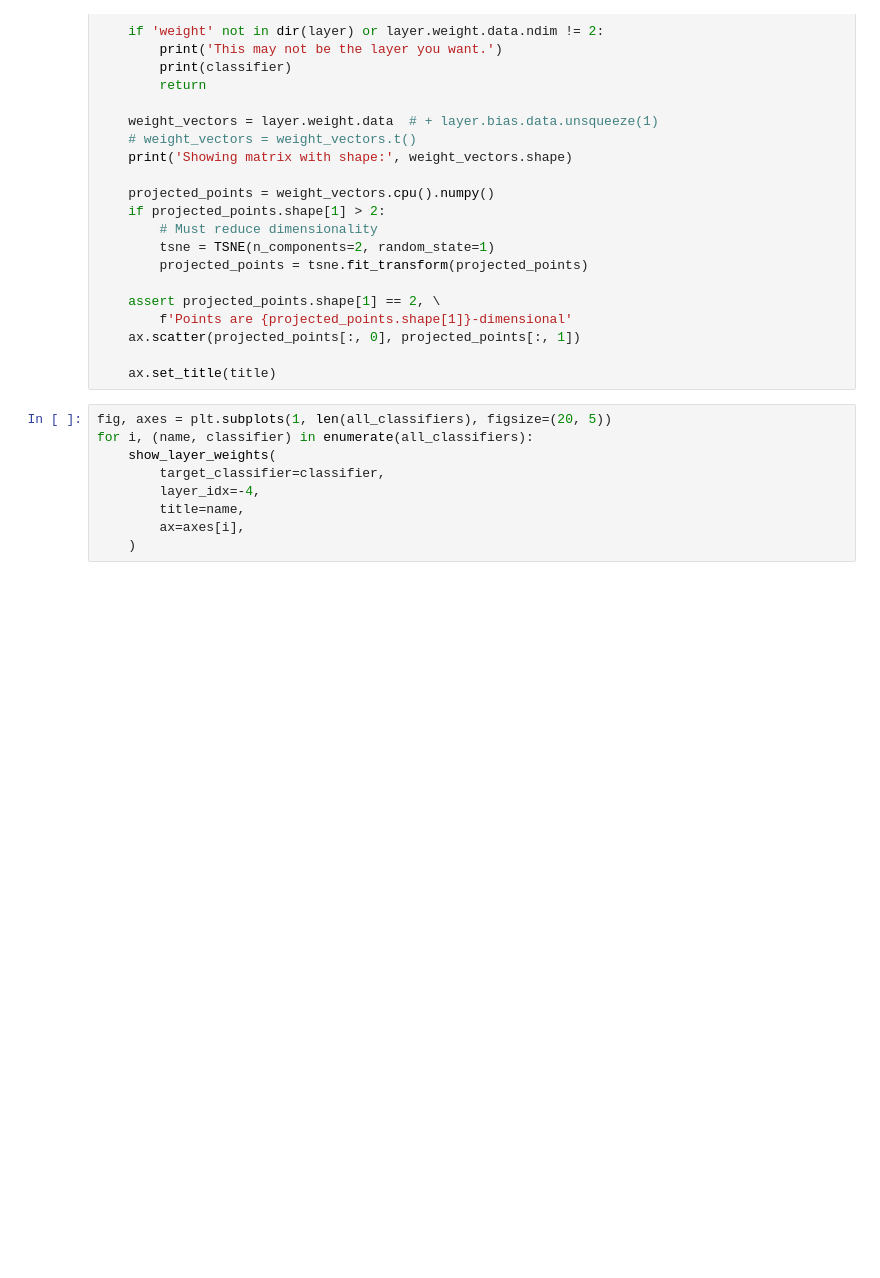
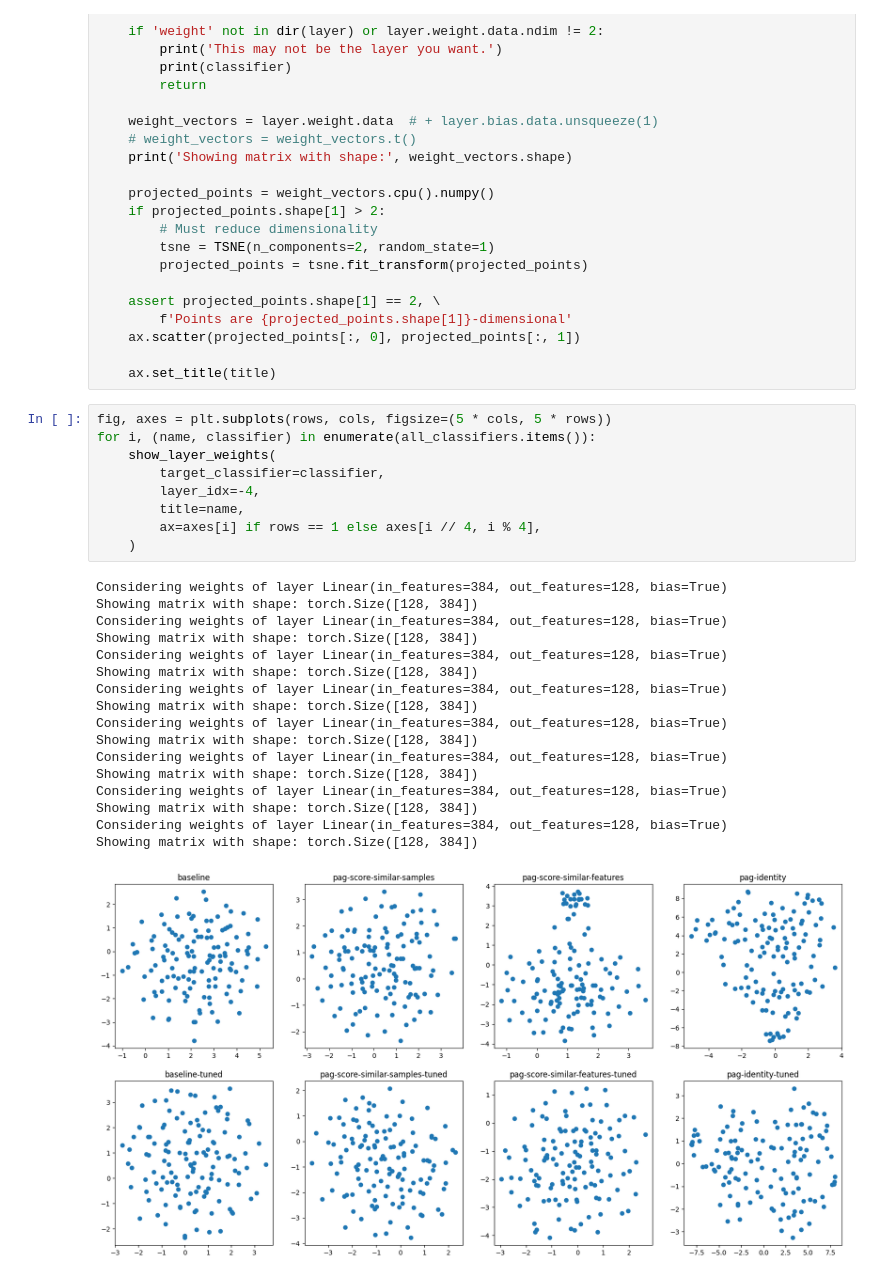
Before and after one commit to davegabe/pag-llm, a Jupyter notebook: analyze_pag_classification.ipynb, the cells around one changed output. Saved outputs shown, nothing was run; the diff lists cells and outputs as text; blank space fills up the shorter version.

```diff
--- a/analyze_pag_classification.ipynb
+++ b/analyze_pag_classification.ipynb
@@ -297,11 +327,29 @@ def show_layer_weights(target_classifier: LightningModule, layer_idx: int, title
 
     ax.set_title(title)
 # %%
-fig, axes = plt.subplots(1, len(all_classifiers), figsize=(20, 5))
-for i, (name, classifier) in enumerate(all_classifiers):
+fig, axes = plt.subplots(rows, cols, figsize=(5 * cols, 5 * rows))
+for i, (name, classifier) in enumerate(all_classifiers.items()):
     show_layer_weights(
         target_classifier=classifier,
         layer_idx=-4,
         title=name,
-        ax=axes[i],
+        ax=axes[i] if rows == 1 else axes[i // 4, i % 4],
     )
+# %% [output]
+Considering weights of layer Linear(in_features=384, out_features=128, bias=True)
+Showing matrix with shape: torch.Size([128, 384])
+Considering weights of layer Linear(in_features=384, out_features=128, bias=True)
+Showing matrix with shape: torch.Size([128, 384])
+Considering weights of layer Linear(in_features=384, out_features=128, bias=True)
+Showing matrix with shape: torch.Size([128, 384])
+Considering weights of layer Linear(in_features=384, out_features=128, bias=True)
+Showing matrix with shape: torch.Size([128, 384])
+Considering weights of layer Linear(in_features=384, out_features=128, bias=True)
+Showing matrix with shape: torch.Size([128, 384])
+Considering weights of layer Linear(in_features=384, out_features=128, bias=True)
+Showing matrix with shape: torch.Size([128, 384])
+Considering weights of layer Linear(in_features=384, out_features=128, bias=True)
+Showing matrix with shape: torch.Size([128, 384])
+Considering weights of layer Linear(in_features=384, out_features=128, bias=True)
+Showing matrix with shape: torch.Size([128, 384])
+[figure, added]
```
Also changed, not shown: parts of 17 cells of this notebook, 1 other file.
